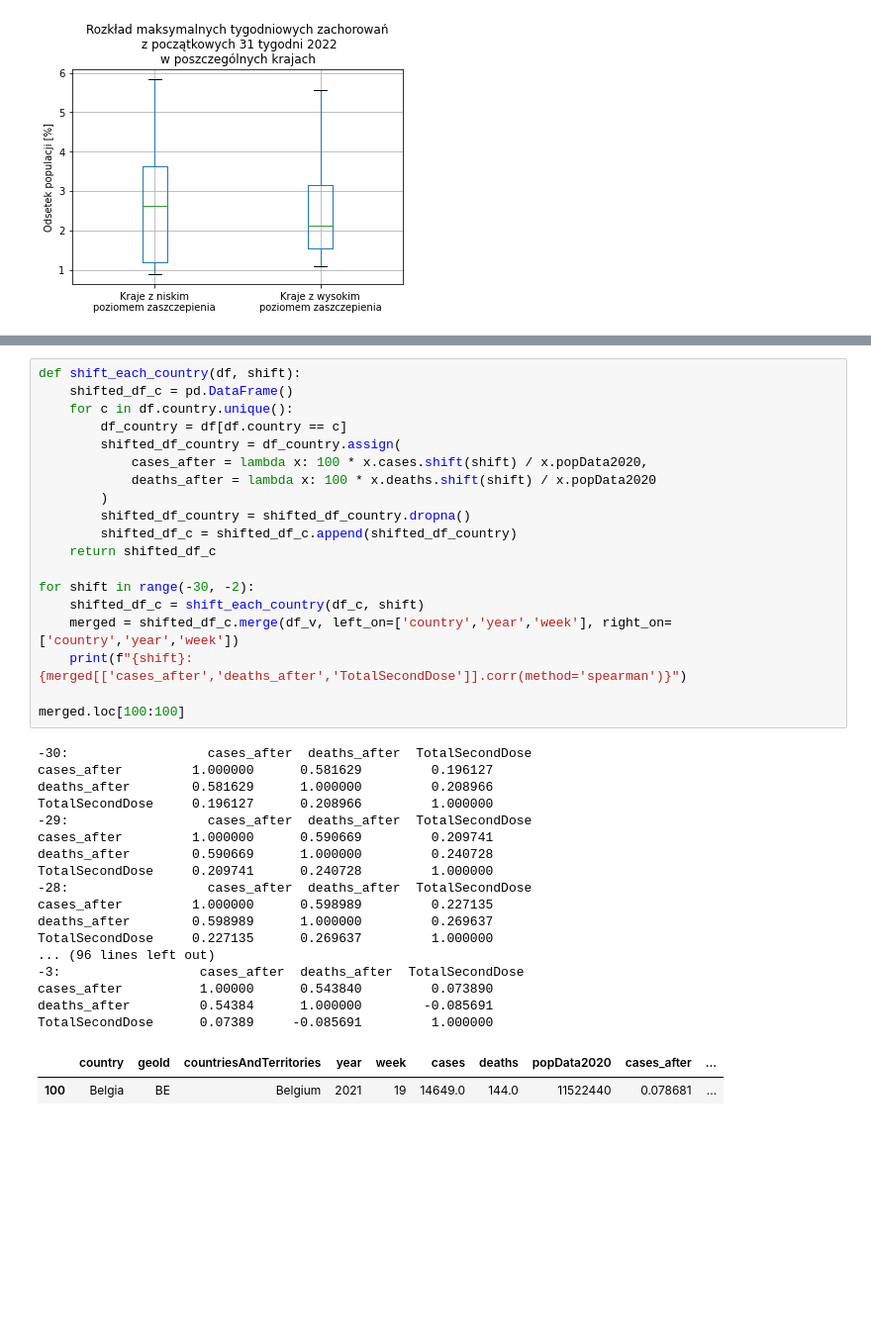
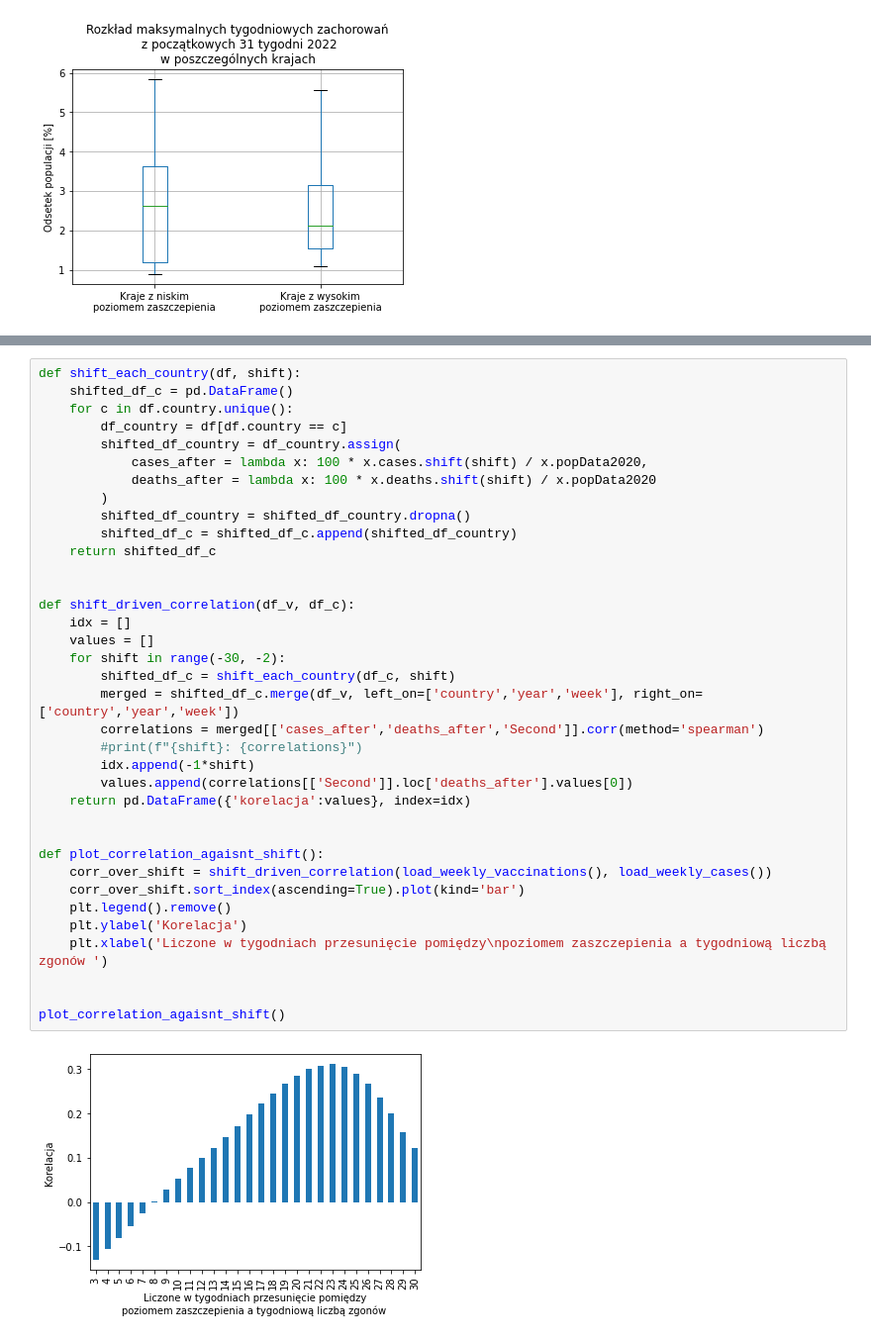
Before and after one commit to mjureczko/covid-statistics, a Jupyter notebook: covid_stats.ipynb, the cells around one changed output, grey strips where cells are left out. Shown at 99% size. Cells and saved outputs as stored; diff of their text form; blank space fills up the shorter version.

```diff
--- a/covid_stats.ipynb
+++ b/covid_stats.ipynb
@@ -450,39 +429,38 @@ Spróbujmy zatem przyjrzeć się korelacji pomiędzy poziomem zaszczepienia popu
 # %%
 def shift_each_country(df, shift):
     shifted_df_c = pd.DataFrame()
     for c in df.country.unique():
         df_country = df[df.country == c]
         shifted_df_country = df_country.assign(
             cases_after = lambda x: 100 * x.cases.shift(shift) / x.popData2020,
             deaths_after = lambda x: 100 * x.deaths.shift(shift) / x.popData2020
         )
         shifted_df_country = shifted_df_country.dropna()
         shifted_df_c = shifted_df_c.append(shifted_df_country)
     return shifted_df_c
 
-for shift in range(-30, -2):
-    shifted_df_c = shift_each_country(df_c, shift)
-    merged = shifted_df_c.merge(df_v, left_on=['country','year','week'], right_on=['country','year','week'])
-    print(f"{shift}: {merged[['cases_after','deaths_after','TotalSecondDose']].corr(method='spearman')}")
 
-merged.loc[100:100]
+def shift_driven_correlation(df_v, df_c):
+    idx = []
+    values = []
+    for shift in range(-30, -2):
+        shifted_df_c = shift_each_country(df_c, shift)
+        merged = shifted_df_c.merge(df_v, left_on=['country','year','week'], right_on=['country','year','week'])
+        correlations = merged[['cases_after','deaths_after','Second']].corr(method='spearman')
+        #print(f"{shift}: {correlations}")
+        idx.append(-1*shift)
+        values.append(correlations[['Second']].loc['deaths_after'].values[0])
+    return pd.DataFrame({'korelacja':values}, index=idx)
+
+
+def plot_correlation_agaisnt_shift():
+    corr_over_shift = shift_driven_correlation(load_weekly_vaccinations(), load_weekly_cases())
+    corr_over_shift.sort_index(ascending=True).plot(kind='bar')
+    plt.legend().remove()
+    plt.ylabel('Korelacja')
+    plt.xlabel('Liczone w tygodniach przesunięcie pomiędzy\npoziomem zaszczepienia a tygodniową liczbą zgonów ')
+
+
+plot_correlation_agaisnt_shift()
 # %% [output]
--30:                  cases_after  deaths_after  TotalSecondDose
-cases_after         1.000000      0.581629         0.196127
-deaths_after        0.581629      1.000000         0.208966
-TotalSecondDose     0.196127      0.208966         1.000000
--29:                  cases_after  deaths_after  TotalSecondDose
-cases_after         1.000000      0.590669         0.209741
-deaths_after        0.590669      1.000000         0.240728
-TotalSecondDose     0.209741      0.240728         1.000000
--28:                  cases_after  deaths_after  TotalSecondDose
-cases_after         1.000000      0.598989         0.227135
-deaths_after        0.598989      1.000000         0.269637
-TotalSecondDose     0.227135      0.269637         1.000000
-... (96 lines left out)
--3:                  cases_after  deaths_after  TotalSecondDose
-cases_after          1.00000      0.543840         0.073890
-deaths_after         0.54384      1.000000        -0.085691
-TotalSecondDose      0.07389     -0.085691         1.000000
-|  | country | geoId | countriesAndTerritories | year | week | cases | deaths | popData2020 | cases_after | ... |
-| 100 | Belgia | BE | Belgium | 2021 | 19 | 14649.0 | 144.0 | 11522440 | 0.078681 | ... |
+[figure, added]
```
Also changed, not shown: parts of 25 cells of this notebook.
